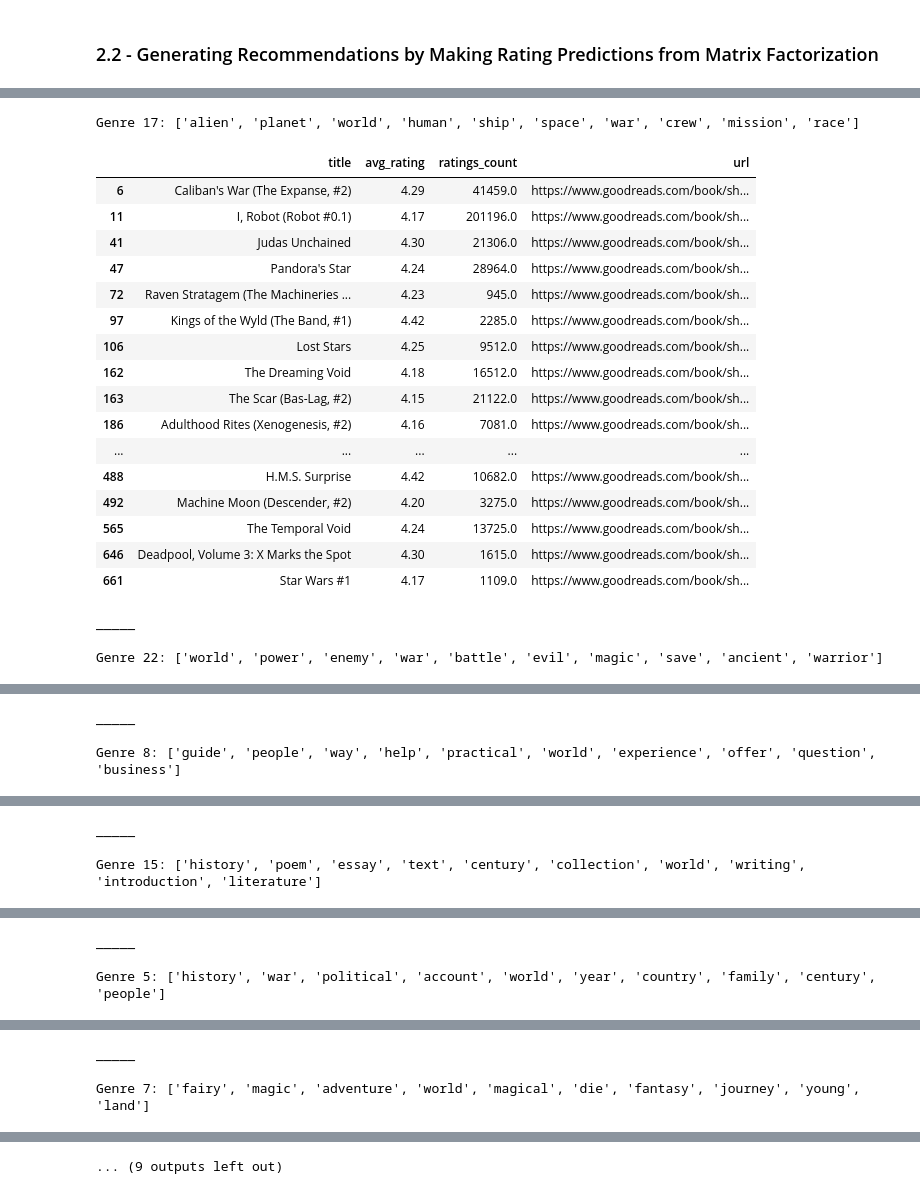
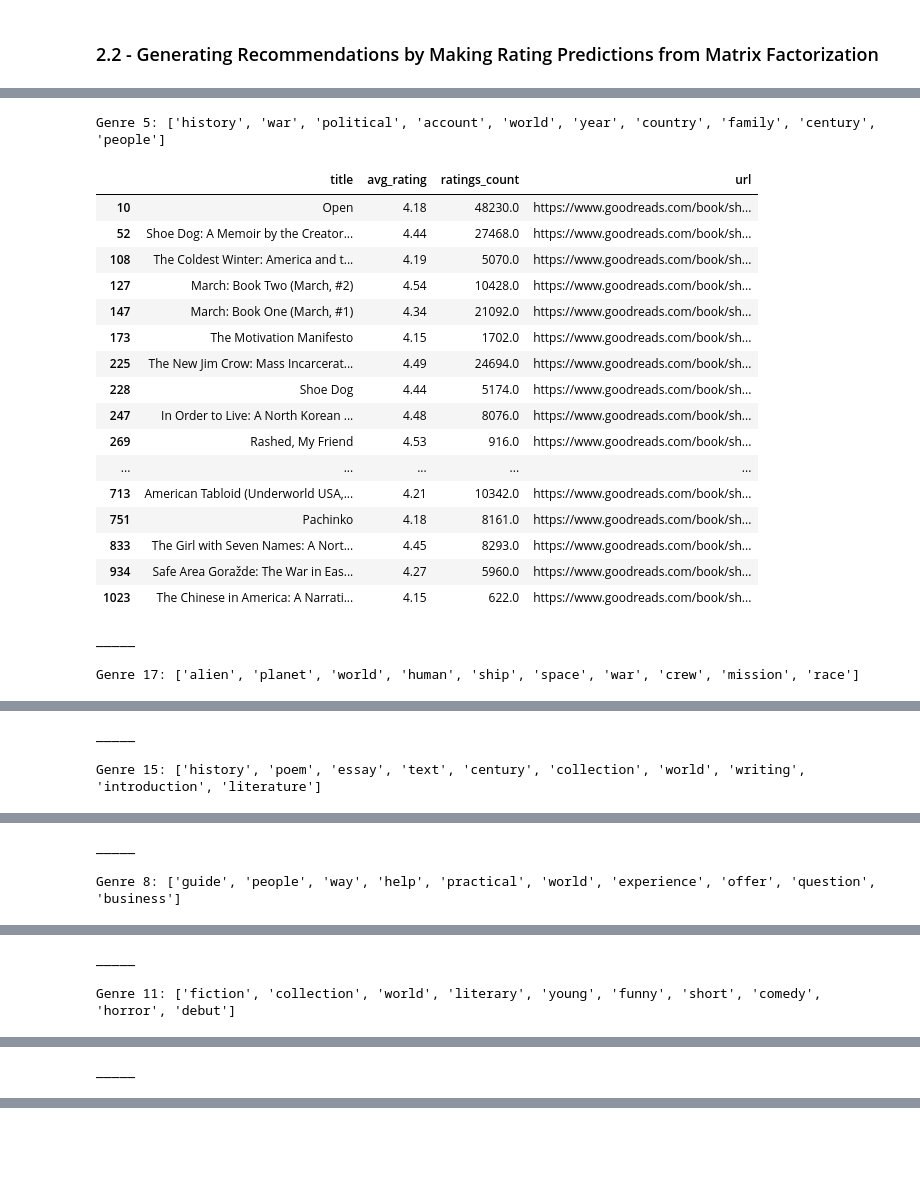
Before and after one commit to mraottth/projects, a Jupyter notebook: Goodreads Book Recommender/book_recommender.ipynb, the cells around one changed output, grey strips where cells are left out. Cells and saved outputs as stored; diff of their text form; code cells hidden in the pictures; blank space fills up the shorter version.

```diff
--- a/Goodreads Book Recommender/book_recommender.ipynb
+++ b/Goodreads Book Recommender/book_recommender.ipynb
@@ -34,10 +34,11 @@ book_index = pd.read_csv(wd + "/data/book_index_for_sparse_matrix.csv").rename(c
 my_books = pd.read_csv(wd + "/data/goodreads_library_export.csv")
 
 # Filter to books I've rated
-my_books = my_books[["Book Id", "My Rating"]].rename(columns={"Book Id":"book_id", "My Rating":"rating"}).query("rating > 0")
+my_books = my_books[["Book Id", "My Rating", "Title"]].rename(columns={"Book Id":"book_id", "My Rating":"rating", "Title":"title"}).query("rating > 0")
 
 # Reformat to fit sparse matrix
-my_books = pd.merge(book_index, my_books, how="left", on="book_id").fillna(0.)
+my_books = pd.merge(df_books[["book_id", "title"]], my_books, how="inner", on="title")
+my_books = pd.merge(book_index, my_books, how="left", left_on="book_id", right_on="book_id_x").fillna(0.)
 my_books = np.array(my_books["rating"]).reshape(1,-1)
 
 # Add to sparse matrix
@@ -221,6 +235,6 @@ for genre in genre_ranking.index[0:5]:
         if nt.genre_string[0:len(f"{genre}:")] == f"{genre_rep}:":
             print(nt.genre_string)
 
-    display(highest_rated_recs_genre[["title", "avg_rating", "ratings_count", "url"]].head(10))
+    display(highest_rated_recs_genre[["title", "avg_rating", "ratings_count", "url"]].head(15))
     print("_____\n")
 # %% [output]
@@ -320,7 +318,8 @@ Vt = sparse.csr_matrix(Vt)
 ### 2.2 - Generating Recommendations by Making Rating Predictions from Matrix Factorization
 # %%
 # Get predictions
-all_user_predicted_ratings = U.dot(sigma) @ Vt
+# all_user_predicted_ratings = U.dot(sigma) @ Vt
+all_user_predicted_ratings = U @ Vt
 df_preds = pd.DataFrame(all_user_predicted_ratings.toarray(), columns=neighbor_book_index, index=neighbor_index).reset_index()
 # %%
 # Get target user's top predicted ratings
@@ -352,0 +358,24 @@ top_preds.head(10)
+# %%
+# Plot neighbors top genres
+fig, ax = plt.subplots(nrows=1, ncols=2, figsize=(12,10))
+genre_ranking = pd.DataFrame(large_neighborhood_ratings.loc[:, "Genre_1":].sum(axis=0).sort_values(ascending=False))
+sns.barplot(
+    data=genre_ranking,
+    y=genre_ranking.index,
+    x=0,
+    ax=ax[0]
+)
+ax[0].set_xlabel("Genre preference")
+ax[0].set_title("Neighbors' Top Genres")
+
+# Plot target reader's top genres
+genre_ranking = pd.DataFrame(target_user_ratings.loc[:, "Genre_1":].sum(axis=0).sort_values(ascending=False))
+sns.barplot(
+    data=genre_ranking,
+    y=genre_ranking.index,
+    x=0,
+    ax=ax[1]
+)
+ax[1].set_xlabel("Genre preference")
+ax[1].set_title("Target User's Top Genres")
+plt.show()
@@ -353,40 +384,40 @@ top_preds.head(10)
 # %%
 # Loop through genres in descending relevance order and print top recs
-for genre in genre_ranking.index[0:10]:
+for genre in genre_ranking.index[0:5]:
 
     g = float(genre[6:])
     highest_rated_pred_genre = top_preds.query("main_genre == @g")\
         .sort_values(by="predicted_rating", ascending=False)\
         .query("ratings_count > 400 & avg_rating >= 4.15")\
 
     # Print genre name and descriptor
     for nt in genre_descriptors.itertuples():
         genre_rep = genre.replace("_"," ")
         if nt.genre_string[0:len(f"{genre}:")] == f"{genre_rep}:":
             print(nt.genre_string)
 
     display(highest_rated_pred_genre[["title", "avg_rating", "ratings_count","url"]].iloc[0:20,:])
     print("_____\n")
 # %% [output]
-Genre 17: ['alien', 'planet', 'world', 'human', 'ship', 'space', 'war', 'crew', 'mission', 'race']
+Genre 5: ['history', 'war', 'political', 'account', 'world', 'year', 'country', 'family', 'century', 'people']
 |  | title | avg_rating | ratings_count | url |
-| 6 | Caliban's War (The Expanse, #2) | 4.29 | 41459.0 | https://www.goodreads.com/book/sh... |
-| 11 | I, Robot (Robot #0.1) | 4.17 | 201196.0 | https://www.goodreads.com/book/sh... |
-| 41 | Judas Unchained | 4.30 | 21306.0 | https://www.goodreads.com/book/sh... |
-| 47 | Pandora's Star | 4.24 | 28964.0 | https://www.goodreads.com/book/sh... |
-| 72 | Raven Stratagem (The Machineries ... | 4.23 | 945.0 | https://www.goodreads.com/book/sh... |
-| 97 | Kings of the Wyld (The Band, #1) | 4.42 | 2285.0 | https://www.goodreads.com/book/sh... |
-| 106 | Lost Stars | 4.25 | 9512.0 | https://www.goodreads.com/book/sh... |
-| 162 | The Dreaming Void | 4.18 | 16512.0 | https://www.goodreads.com/book/sh... |
-| 163 | The Scar (Bas-Lag, #2) | 4.15 | 21122.0 | https://www.goodreads.com/book/sh... |
-| 186 | Adulthood Rites (Xenogenesis, #2) | 4.16 | 7081.0 | https://www.goodreads.com/book/sh... |
+| 10 | Open | 4.18 | 48230.0 | https://www.goodreads.com/book/sh... |
+| 52 | Shoe Dog: A Memoir by the Creator... | 4.44 | 27468.0 | https://www.goodreads.com/book/sh... |
+| 108 | The Coldest Winter: America and t... | 4.19 | 5070.0 | https://www.goodreads.com/book/sh... |
+| 127 | March: Book Two (March, #2) | 4.54 | 10428.0 | https://www.goodreads.com/book/sh... |
+| 147 | March: Book One (March, #1) | 4.34 | 21092.0 | https://www.goodreads.com/book/sh... |
+| 173 | The Motivation Manifesto | 4.15 | 1702.0 | https://www.goodreads.com/book/sh... |
+| 225 | The New Jim Crow: Mass Incarcerat... | 4.49 | 24694.0 | https://www.goodreads.com/book/sh... |
+| 228 | Shoe Dog | 4.44 | 5174.0 | https://www.goodreads.com/book/sh... |
+| 247 | In Order to Live: A North Korean ... | 4.48 | 8076.0 | https://www.goodreads.com/book/sh... |
+| 269 | Rashed, My Friend | 4.53 | 916.0 | https://www.goodreads.com/book/sh... |
 | ... | ... | ... | ... | ... |
-| 488 | H.M.S. Surprise | 4.42 | 10682.0 | https://www.goodreads.com/book/sh... |
-| 492 | Machine Moon (Descender, #2) | 4.20 | 3275.0 | https://www.goodreads.com/book/sh... |
-| 565 | The Temporal Void | 4.24 | 13725.0 | https://www.goodreads.com/book/sh... |
-| 646 | Deadpool, Volume 3: X Marks the Spot | 4.30 | 1615.0 | https://www.goodreads.com/book/sh... |
-| 661 | Star Wars #1 | 4.17 | 1109.0 | https://www.goodreads.com/book/sh... |
+| 713 | American Tabloid (Underworld USA,... | 4.21 | 10342.0 | https://www.goodreads.com/book/sh... |
+| 751 | Pachinko | 4.18 | 8161.0 | https://www.goodreads.com/book/sh... |
+| 833 | The Girl with Seven Names: A Nort... | 4.45 | 8293.0 | https://www.goodreads.com/book/sh... |
+| 934 | Safe Area Goražde: The War in Eas... | 4.27 | 5960.0 | https://www.goodreads.com/book/sh... |
+| 1023 | The Chinese in America: A Narrati... | 4.15 | 622.0 | https://www.goodreads.com/book/sh... |
 _____
 
-Genre 22: ['world', 'power', 'enemy', 'war', 'battle', 'evil', 'magic', 'save', 'ancient', 'warrior']
+Genre 17: ['alien', 'planet', 'world', 'human', 'ship', 'space', 'war', 'crew', 'mission', 'race']
 |  | title | avg_rating | ratings_count | url |
@@ -409,4 +440,4 @@ Genre 22: ['world', 'power', 'enemy', 'war', 'battle', 'evil', 'magic', 'save',
 _____
 
-Genre 8: ['guide', 'people', 'way', 'help', 'practical', 'world', 'experience', 'offer', 'question', 'business']
+Genre 15: ['history', 'poem', 'essay', 'text', 'century', 'collection', 'world', 'writing', 'introduction', 'literature']
 |  | title | avg_rating | ratings_count | url |
@@ -429,4 +460,4 @@ Genre 8: ['guide', 'people', 'way', 'help', 'practical', 'world', 'experience',
 _____
 
-Genre 15: ['history', 'poem', 'essay', 'text', 'century', 'collection', 'world', 'writing', 'introduction', 'literature']
+Genre 8: ['guide', 'people', 'way', 'help', 'practical', 'world', 'experience', 'offer', 'question', 'business']
 |  | title | avg_rating | ratings_count | url |
@@ -449,4 +480,4 @@ Genre 15: ['history', 'poem', 'essay', 'text', 'century', 'collection', 'world',
 _____
 
-Genre 5: ['history', 'war', 'political', 'account', 'world', 'year', 'country', 'family', 'century', 'people']
+Genre 11: ['fiction', 'collection', 'world', 'literary', 'young', 'funny', 'short', 'comedy', 'horror', 'debut']
 |  | title | avg_rating | ratings_count | url |
@@ -469,3 +500 @@ Genre 5: ['history', 'war', 'political', 'account', 'world', 'year', 'country',
 _____
-
-Genre 7: ['fairy', 'magic', 'adventure', 'world', 'magical', 'die', 'fantasy', 'journey', 'young', 'land']
@@ -489 +500,0 @@ Genre 7: ['fairy', 'magic', 'adventure', 'world', 'magical', 'die', 'fantasy', '
-... (9 outputs left out)
```
Also changed, not shown: parts of 8 cells of this notebook.
